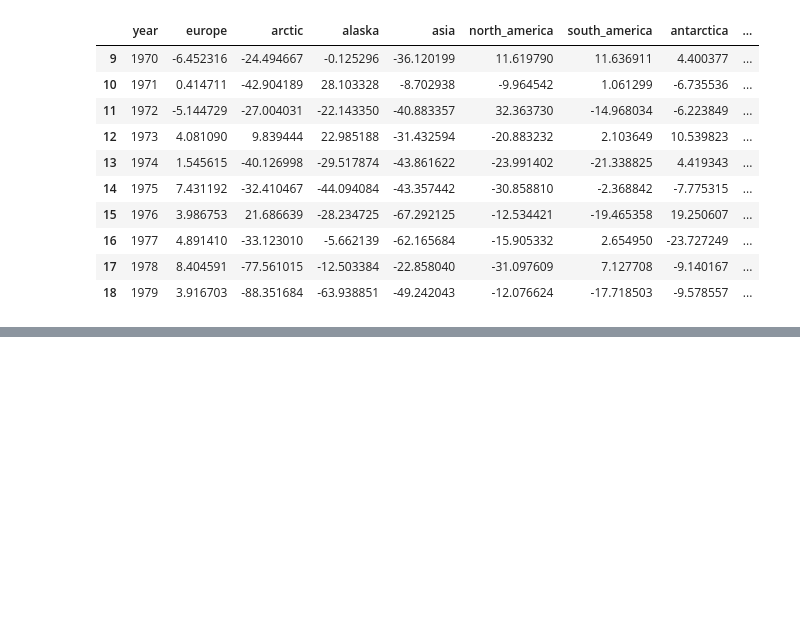
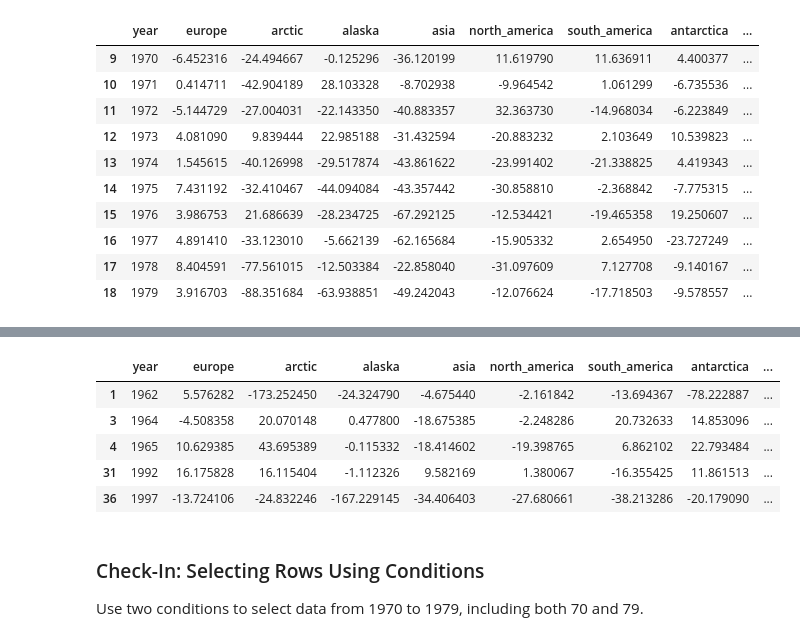
Before and after one commit to bbarajas429/eds-220-lesson2-pandas, a Jupyter notebook: lesson-2.ipynb, the cells around one changed output, grey strips where cells are left out. Cells and saved outputs as stored; diff of their text form; code cells hidden in the pictures; blank space fills up the shorter version.

```diff
--- a/lesson-2.ipynb
+++ b/lesson-2.ipynb
@@ -446,0 +462,13 @@ df[ df.year.isin( range(1970, 1980) ) ]
+# %%
+# annual sea level rise <0 mm OR annual sea level rise> 0.8mm
+df[ (df['annual_sea_level_rise']<0) | (df['annual_sea_level_rise']>0.8)].head()
+# %% [output]
+|  | year | europe | arctic | alaska | asia | north_america | south_america | antarctica | ... |
+| 1 | 1962 | 5.576282 | -173.252450 | -24.324790 | -4.675440 | -2.161842 | -13.694367 | -78.222887 | ... |
+| 3 | 1964 | -4.508358 | 20.070148 | 0.477800 | -18.675385 | -2.248286 | 20.732633 | 14.853096 | ... |
+| 4 | 1965 | 10.629385 | 43.695389 | -0.115332 | -18.414602 | -19.398765 | 6.862102 | 22.793484 | ... |
+| 31 | 1992 | 16.175828 | 16.115404 | -1.112326 | 9.582169 | 1.380067 | -16.355425 | 11.861513 | ... |
+| 36 | 1997 | -13.724106 | -24.832246 | -167.229145 | -34.406403 | -27.680661 | -38.213286 | -20.179090 | ... |
+# %% [markdown]
+### Check-In: Selecting Rows Using Conditions
+Use two conditions to select data from 1970 to 1979, including both 70 and 79.
```
Also changed, not shown: parts of 9 cells of this notebook, 1 other file.
